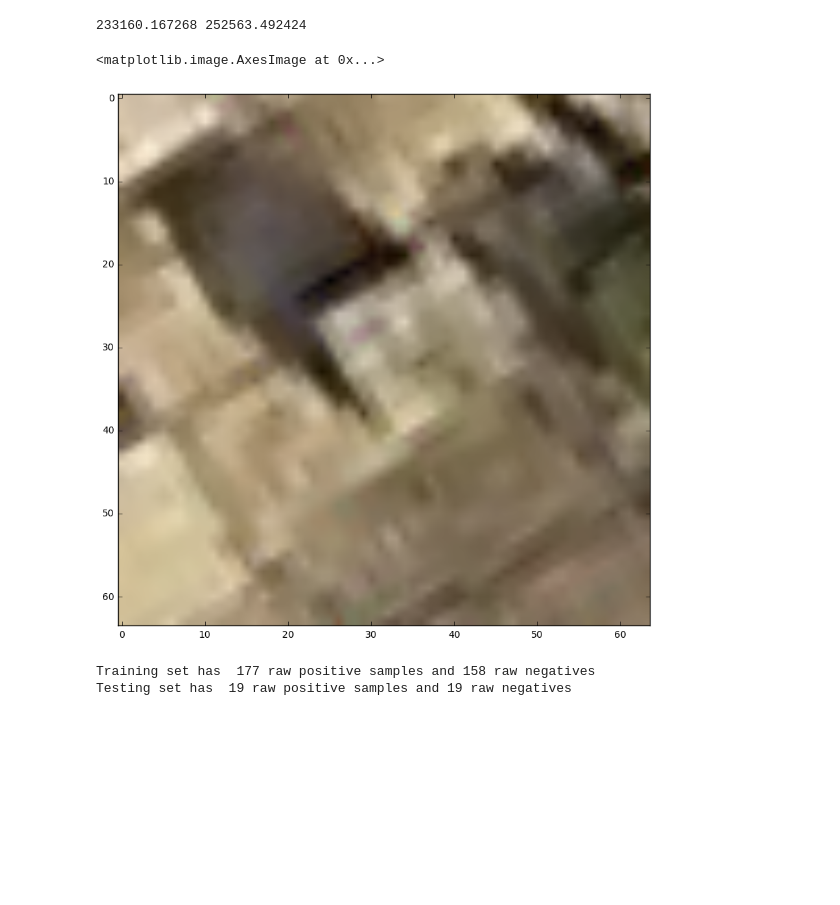
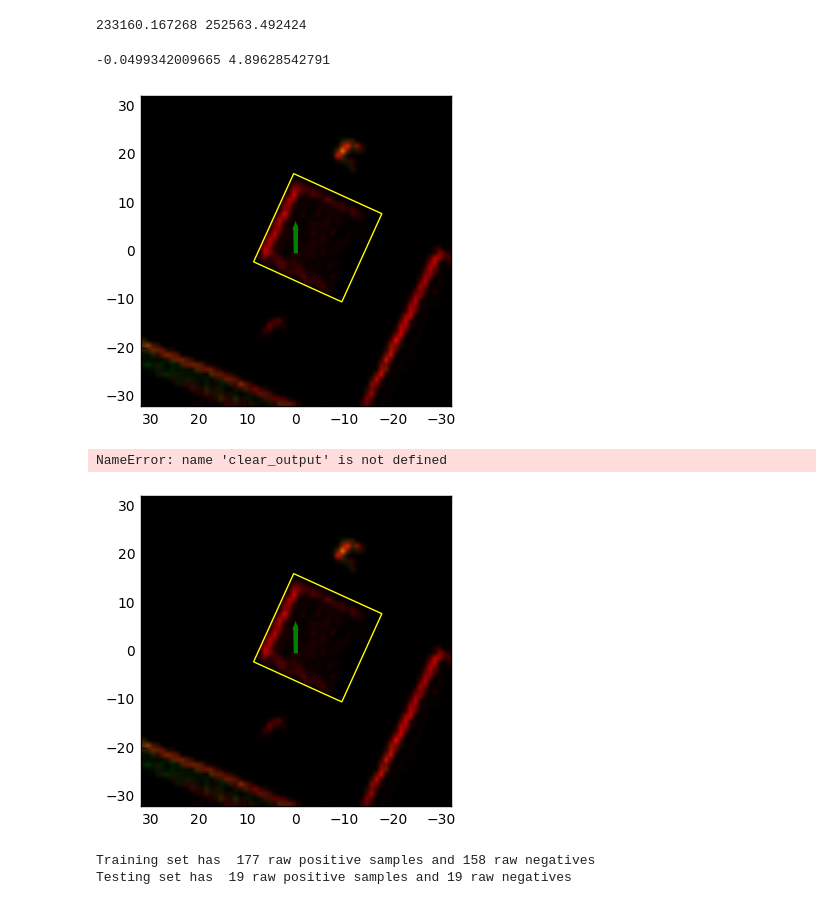
Before and after one commit to liux13/SRP, a Jupyter notebook: las_dataset_generator.ipynb, the cells around one changed output. Saved outputs shown, nothing was run; the diff lists cells and outputs as text; code cells hidden in the pictures; blank space fills up the shorter version.

```diff
--- a/las_dataset_generator.ipynb
+++ b/las_dataset_generator.ipynb
@@ -462,8 +483,3 @@ x, y = gtp.pos_xy[100]
 print x, y
 # %% [output]
 233160.167268 252563.492424
-# %%
-imshow(gtp.get_patch_xyr(x, y, 30)[:3].transpose(1,2,0))
-# %% [output]
-<matplotlib.image.AxesImage at 0x...>
-[figure, removed]
@@ -470,3 +493,22 @@ imshow(gtp.get_patch_xyr(x, y, 30)[:3].transpose(1,2,0))
+# %%
+from time import sleep
+for i in range(50):
+    data, labels = gtp.random_positive(jitter=0.3, rotate=True)
+
+    imshow(Normalize()(data[3:].transpose(1,2,0)), extent=(32, -32, -32, 32))
+    arrow(0, 0, -labels.dx, labels.dy, lw=3, color='green')
+    rbox(labels.angle, 10, np.array((-labels.dx, labels.dy)), color='yellow', fill=False)
+    print labels.dx, labels.dy
+    display(gcf())
+    sleep(0.5)
+    clear_output(wait=True)
+    clf()
+    cla()
+# %% [output]
+-0.0499342009665 4.89628542791
+[figure, added]
+NameError: name 'clear_output' is not defined
+[figure, added]
 # %%
 print "Training set has ", len(gtp.train_pos), "raw positive samples and", len(gtp.train_neg), "raw negatives"
 print "Testing set has ", len(gtp.test_pos), "raw positive samples and", len(gtp.test_neg), "raw negatives"
```
Also changed, not shown: parts of 72 cells of this notebook, 6 other files.
